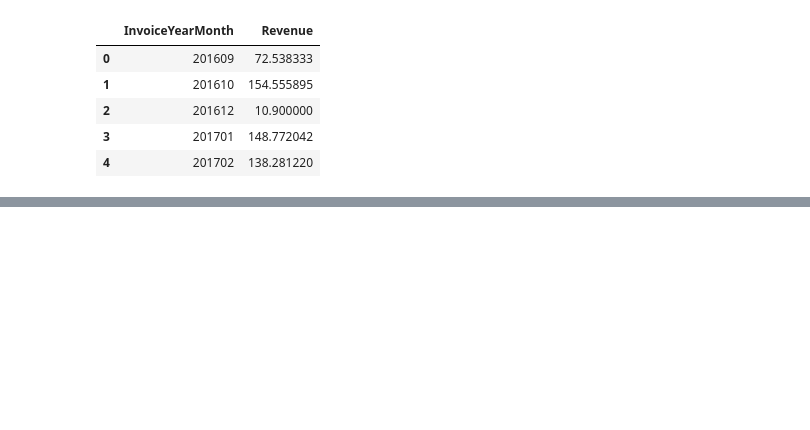
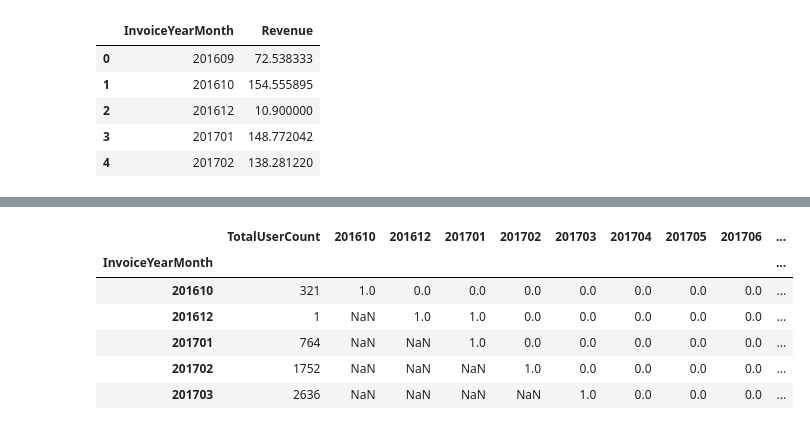
Before and after one commit to shweta-yadav15/Ecommerce-Data-Analysis, a Jupyter notebook: Know_your_metrics.ipynb, the cells around one changed output, grey strips where cells are left out. Saved outputs shown, nothing was run; the diff lists cells and outputs as text; code cells hidden in the pictures; blank space fills up the shorter version.

```diff
--- a/Know_your_metrics.ipynb
+++ b/Know_your_metrics.ipynb
@@ -387,0 +340,16 @@ NameError: ignored
+# %%
+#create an array of dictionary which keeps Retained & Total User count for each month
+months = orders_retention.columns[2:]
+retention_array = []
+for i in range(len(months)-1):
+    retention_data = {}
+    selected_month = months[i+1]
+    prev_month = months[i]
+    retention_data['InvoiceYearMonth'] = int(selected_month)
+    retention_data['TotalUserCount'] = orders_retention[selected_month].sum()
+    retention_data['RetainedUserCount'] = orders_retention[(orders_retention[selected_month]>0) & (orders_retention[prev_month]>0)][selected_month].sum()
+    retention_array.append(retention_data)
+
+#convert the array to dataframe and calculate Retention Rate
+orders_retention = pd.DataFrame(retention_array)
+orders_retention['RetentionRate'] = orders_retention['RetainedUserCount']/orders_retention['TotalUserCount']
@@ -387,0 +375,44 @@ NameError: ignored
+# %%
+
+#create our retention table again with crosstab() and add firs purchase year month view
+orders_retention = pd.crosstab(orders_user_purchase['customer_unique_id'], orders_user_purchase['InvoiceYearMonth']).reset_index()
+orders_retention = pd.merge(orders_retention,orders_min_purchase[['customer_unique_id','MinPurchaseYearMonth']],on='customer_unique_id')
+new_column_names = [ 'm_' + str(column) for column in orders_retention.columns[:-1]]
+new_column_names.append('MinPurchaseYearMonth')
+orders_retention.columns = new_column_names
+
+#create the array of Retained users for each cohort monthly
+retention_array = []
+for i in range(len(months)):
+    retention_data = {}
+    selected_month = months[i]
+    prev_months = months[:i]
+    next_months = months[i+1:]
+    for prev_month in prev_months:
+        retention_data[prev_month] = np.nan
+
+    total_user_count = orders_retention[orders_retention.MinPurchaseYearMonth ==  selected_month].MinPurchaseYearMonth.count()
+    retention_data['TotalUserCount'] = total_user_count
+    retention_data[selected_month] = 1
+
+    query = "MinPurchaseYearMonth == {}".format(selected_month)
+
+
+    for next_month in next_months:
+        new_query = query + " and {} > 0".format(str('m_' + str(next_month)))
+        retention_data[next_month] = np.round(orders_retention.query(new_query)['m_' + str(next_month)].sum()/total_user_count,2)
+    retention_array.append(retention_data)
+
+orders_retention = pd.DataFrame(retention_array)
+orders_retention.index = months
+
+#showing new cohort based retention table
+orders_retention.head()
+# %% [output]
+|  | TotalUserCount | 201610 | 201612 | 201701 | 201702 | 201703 | 201704 | 201705 | 201706 | ... |
+| InvoiceYearMonth |  |  |  |  |  |  |  |  |  | ... |
+| 201610 | 321 | 1.0 | 0.0 | 0.0 | 0.0 | 0.0 | 0.0 | 0.0 | 0.0 | ... |
+| 201612 | 1 | NaN | 1.0 | 1.0 | 0.0 | 0.0 | 0.0 | 0.0 | 0.0 | ... |
+| 201701 | 764 | NaN | NaN | 1.0 | 0.0 | 0.0 | 0.0 | 0.0 | 0.0 | ... |
+| 201702 | 1752 | NaN | NaN | NaN | 1.0 | 0.0 | 0.0 | 0.0 | 0.0 | ... |
+| 201703 | 2636 | NaN | NaN | NaN | NaN | 1.0 | 0.0 | 0.0 | 0.0 | ... |
```
Also changed, not shown: parts of 19 cells of this notebook.
